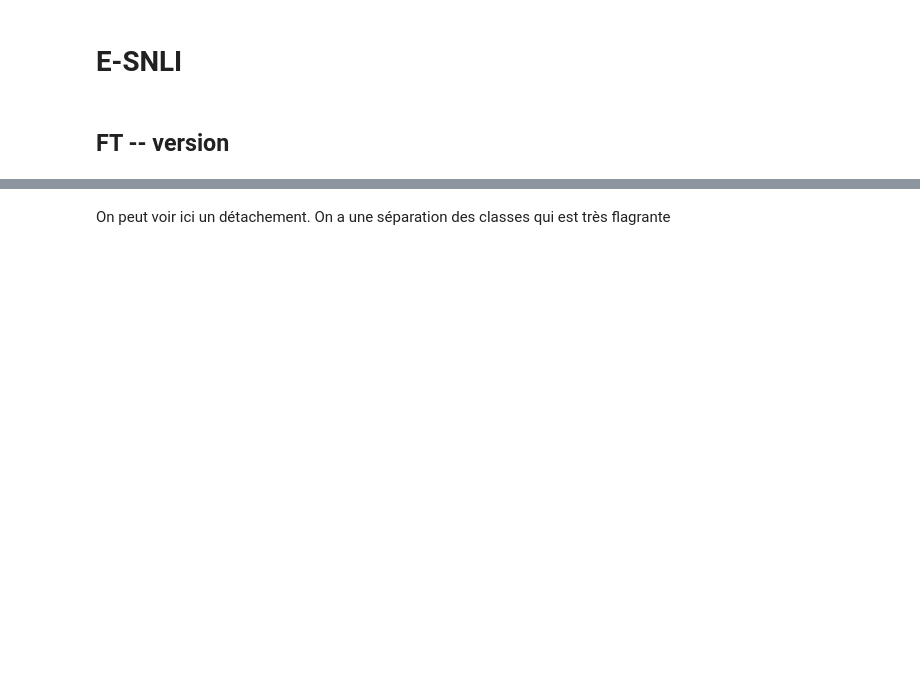
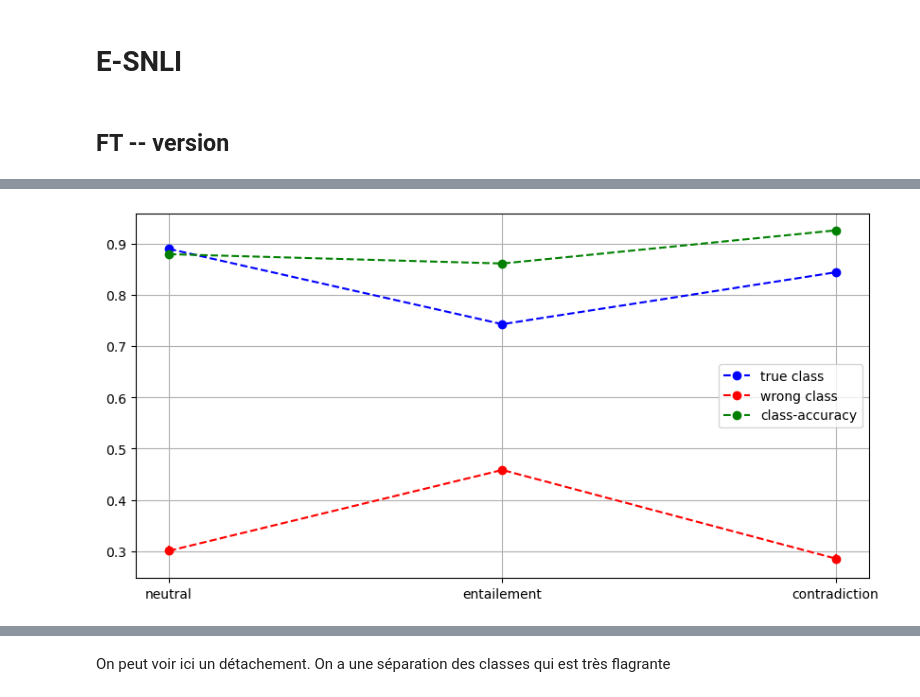
Before and after one commit to lolofo/AttentionGeometry, a Jupyter notebook: notebooks/BERT/S01EP01 -- 1 CONE = 1 CLASS.ipynb, the cells around one changed output, grey strips where cells are left out. Drawn from its saved outputs; the diff is of its cells as text; code cells hidden in the pictures; blank space fills up the shorter version.

```diff
--- a/notebooks/BERT/S01EP01 -- 1 CONE = 1 CLASS.ipynb
+++ b/notebooks/BERT/S01EP01 -- 1 CONE = 1 CLASS.ipynb
@@ -88,0 +94,67 @@ plt.savefig(os.path.join(".cache_bert", "plots", "paper", "cone_class_esnli_ft.p
+# %%
+pred = np.array(pred)
+# %%
+pred = np.array(pred)
+acc_res = []
+for c in [0, 1, 2]:
+    mask = res["label"]==c
+    p = pred[mask]
+
+    acc_res.append(np.mean((p==c)*1))
+# %%
+x = [0, 1, 2]
+y1 = []
+s1 = []
+
+y2 = []
+s2 = []
+
+rep_class = np.array(df["x"])
+label = np.array(df["label"])
+
+for l in x:
+    mask = rep_class==l
+    cos_values = df["cos"][mask]
+
+    # good rep labels
+    mask_2 = label[mask]==l
+
+    cos_temp = cos_values[mask_2]
+    y1.append(cos_temp.mean())
+    s1.append(2 * cos_temp.std()/np.sqrt(len(cos_temp)))
+
+
+    cos_temp = cos_values[~mask_2]
+    y2.append(cos_temp.mean())
+    s2.append(2 * cos_temp.std()/np.sqrt(len(cos_temp)))
+
+
+y1 = np.array(y1)
+dev1 = np.array(s1)
+y2 = np.array(y2)
+dev2 = np.array(s2)
+
+
+figure, ax = plt.subplots(1, 1, figsize=(10, 5))
+
+ax.plot(x, y1, "o--", label="true class", color="blue")
+ci_inf = y1-dev1
+ci_sup = y1+dev1
+for i, l in enumerate(x):
+    ax.plot([l, l], [ci_inf[i], ci_sup[i]], color="blue")
+
+
+ax.plot(x, y2, "o--", label="wrong class", color="red")
+ci_inf = y2-dev2
+ci_sup = y2+dev2
+for i, l in enumerate(x):
+    ax.plot([l, l], [ci_inf[i], ci_sup[i]], color="red")
+
+ax.plot(x, acc_res, "o--", label="class-accuracy", color="green")
+ax.legend()
+ax.set_xticks(list(range(3)))
+ax.set_xticklabels(["neutral", "entailement", "contradiction"])
+ax.grid()
+plt.savefig(os.path.join(".cache_bert", "plots", "paper", "e-snli.png"))
+# %% [output]
+[figure, added]
```
Also changed, not shown: parts of 6 cells of this notebook, 5 other files.
